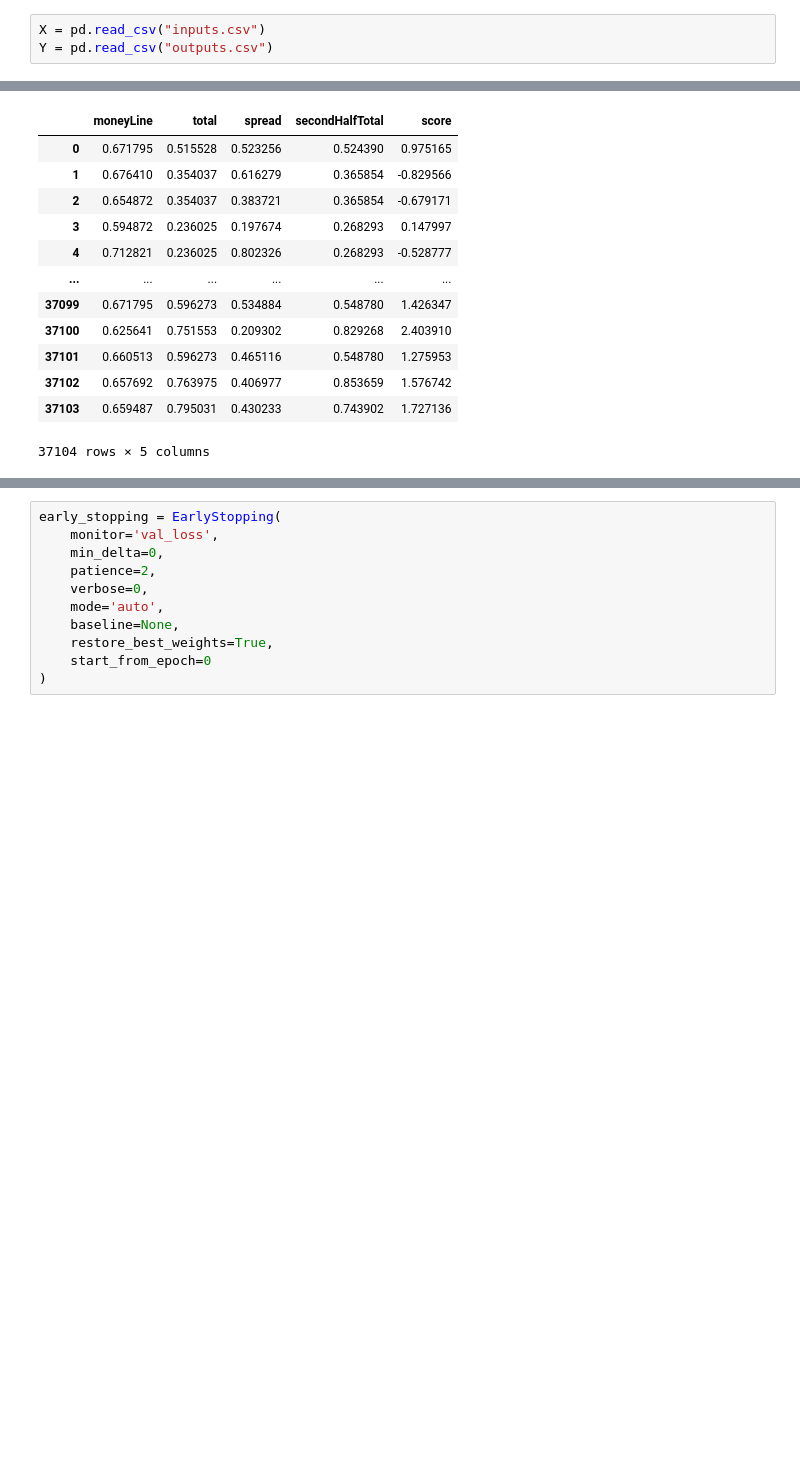
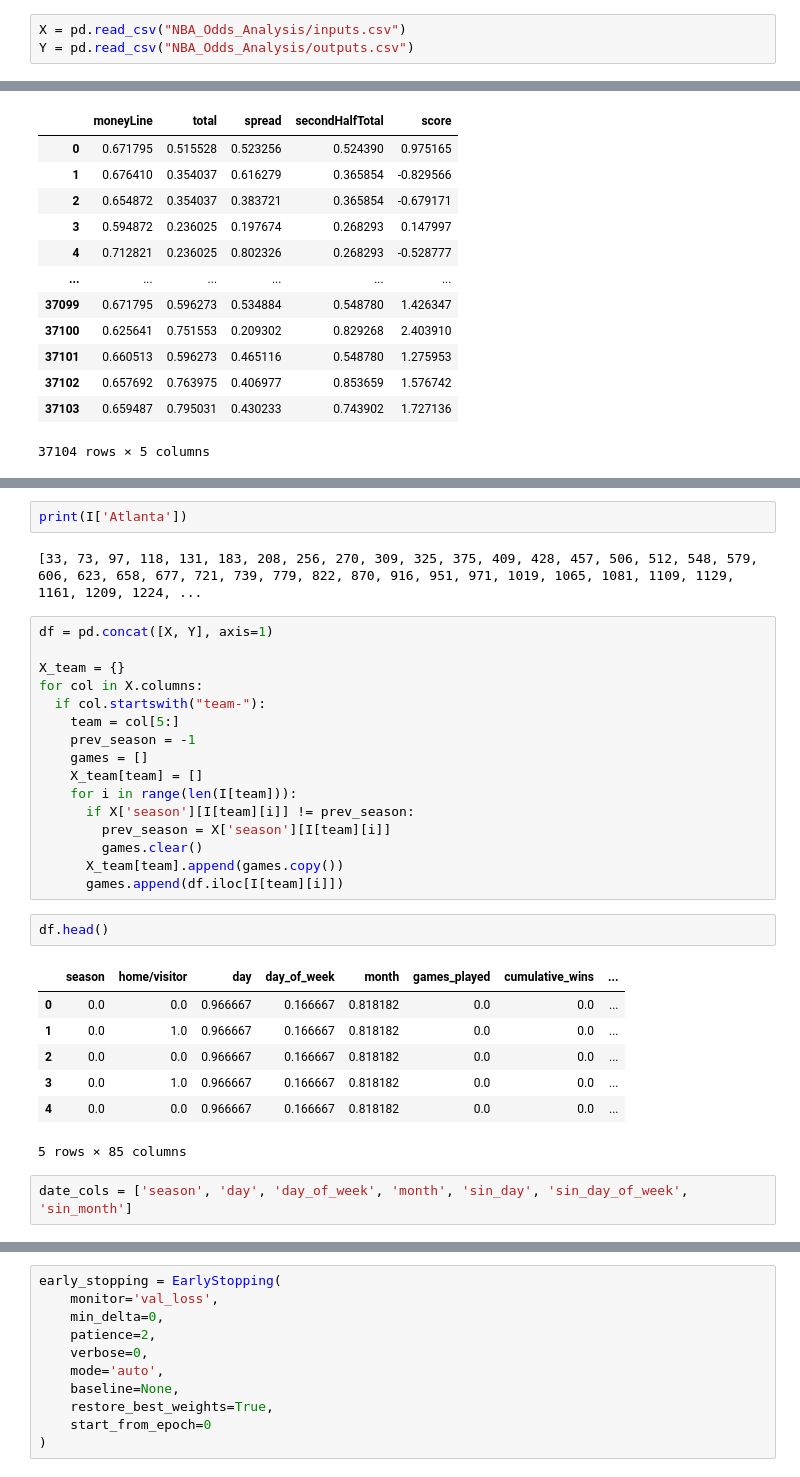
Before and after one commit to Char1iee/NBA_Odds_Analysis, a Jupyter notebook: model2.ipynb, the cells around one changed output, grey strips where cells are left out. Cells and saved outputs as stored; diff of their text form; blank space fills up the shorter version.

```diff
--- a/model2.ipynb
+++ b/model2.ipynb
@@ -14,6 +24,6 @@ from keras.callbacks import EarlyStopping
 # %%
-X = pd.read_csv("inputs.csv")
-Y = pd.read_csv("outputs.csv")
+X = pd.read_csv("NBA_Odds_Analysis/inputs.csv")
+Y = pd.read_csv("NBA_Odds_Analysis/outputs.csv")
 # %%
 X
 # %% [output]
@@ -102,0 +68,32 @@ model.compile(optimizer = 'adam', loss = 'mse')
+# %%
+print(I['Atlanta'])
+# %% [output]
+[33, 73, 97, 118, 131, 183, 208, 256, 270, 309, 325, 375, 409, 428, 457, 506, 512, 548, 579, 606, 623, 658, 677, 721, 739, 779, 822, 870, 916, 951, 971, 1019, 1065, 1081, 1109, 1129, 1161, 1209, 1224, ...
+# %%
+df = pd.concat([X, Y], axis=1)
+
+X_team = {}
+for col in X.columns:
+  if col.startswith("team-"):
+    team = col[5:]
+    prev_season = -1
+    games = []
+    X_team[team] = []
+    for i in range(len(I[team])):
+      if X['season'][I[team][i]] != prev_season:
+        prev_season = X['season'][I[team][i]]
+        games.clear()
+      X_team[team].append(games.copy())
+      games.append(df.iloc[I[team][i]])
+# %%
+df.head()
+# %% [output]
+|  | season | home/visitor | day | day_of_week | month | games_played | cumulative_wins | ... |
+| 0 | 0.0 | 0.0 | 0.966667 | 0.166667 | 0.818182 | 0.0 | 0.0 | ... |
+| 1 | 0.0 | 1.0 | 0.966667 | 0.166667 | 0.818182 | 0.0 | 0.0 | ... |
+| 2 | 0.0 | 0.0 | 0.966667 | 0.166667 | 0.818182 | 0.0 | 0.0 | ... |
+| 3 | 0.0 | 1.0 | 0.966667 | 0.166667 | 0.818182 | 0.0 | 0.0 | ... |
+| 4 | 0.0 | 0.0 | 0.966667 | 0.166667 | 0.818182 | 0.0 | 0.0 | ... |
+5 rows × 85 columns
+# %%
+date_cols = ['season', 'day', 'day_of_week', 'month', 'sin_day', 'sin_day_of_week', 'sin_month']
```
Also changed, not shown: parts of 39 cells of this notebook.
